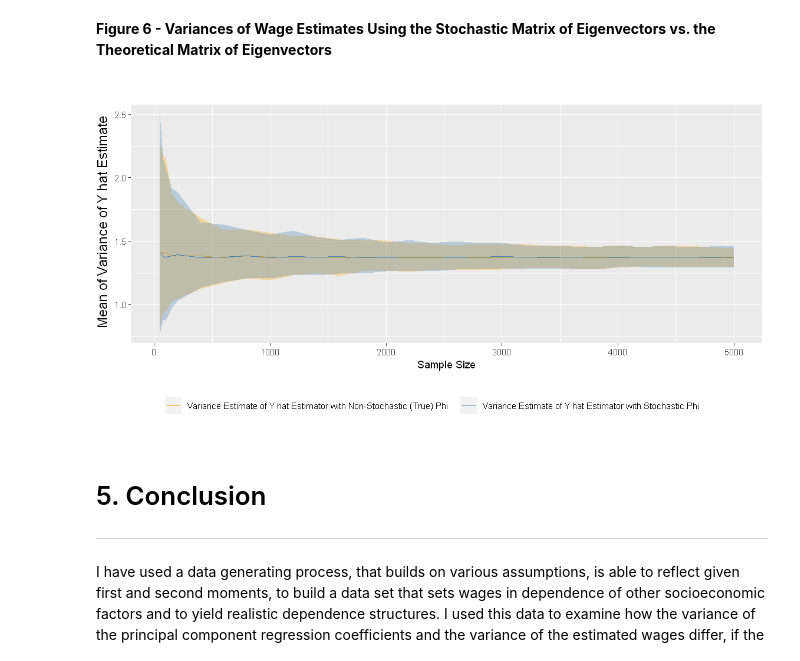
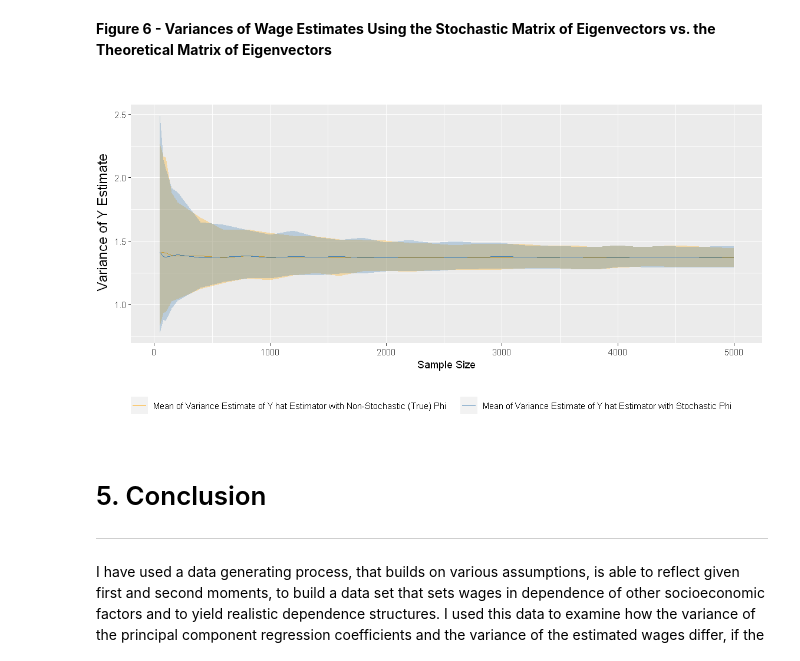
Before and after one commit to manuhuth/PCR-Parameter-Variance-Analysis, a Jupyter notebook: Notebook.ipynb, the cells around one changed output. Saved outputs shown, nothing was run; the diff lists cells and outputs as text; code cells hidden in the pictures.

```diff
--- a/Notebook.ipynb
+++ b/Notebook.ipynb
@@ -378,12 +378,12 @@ Since $\hat{Y^s}$ is invariant to the choice of the eigenvectors and $\hat{Y^t}$
 # %%
 options(repr.plot.width=9.5, repr.plot.height=5) #adjust plot size
 plots_variance_CI(variance_plots_data = list_var_Y, first_method = 'theo', second_method = 'prac',
-                  colour_1 = 'orange', colour_2 = 'steelblue', xlab_string = 'Sample Size', ylab_string = 'Mean of Variance of Y hat Estimate',
-                  legend_df1 = 'Variance Estimate of Y hat Estimator with Non-Stochastic (True) Phi',
-                  legend_df2 = 'Variance Estimate of Y hat Estimator with Stochastic Phi',
+                  colour_1 = 'orange', colour_2 = 'steelblue', xlab_string = 'Sample Size', ylab_string = 'Variance of Y Estimate',
+                  legend_df1 = 'Mean of Variance Estimate of Y hat Estimator with Non-Stochastic (True) Phi',
+                  legend_df2 = 'Mean of Variance Estimate of Y hat Estimator with Stochastic Phi',
                   numb_columns = 1, sample_size = sample_size, subtitle = 'Y', make_subtitle = FALSE)
 # %% [output]
-[figure, old version]
+[figure, new version]
 # %% [markdown]
 # 5. Conclusion
 ---
```
Also changed, not shown: parts of 3 cells of this notebook.
